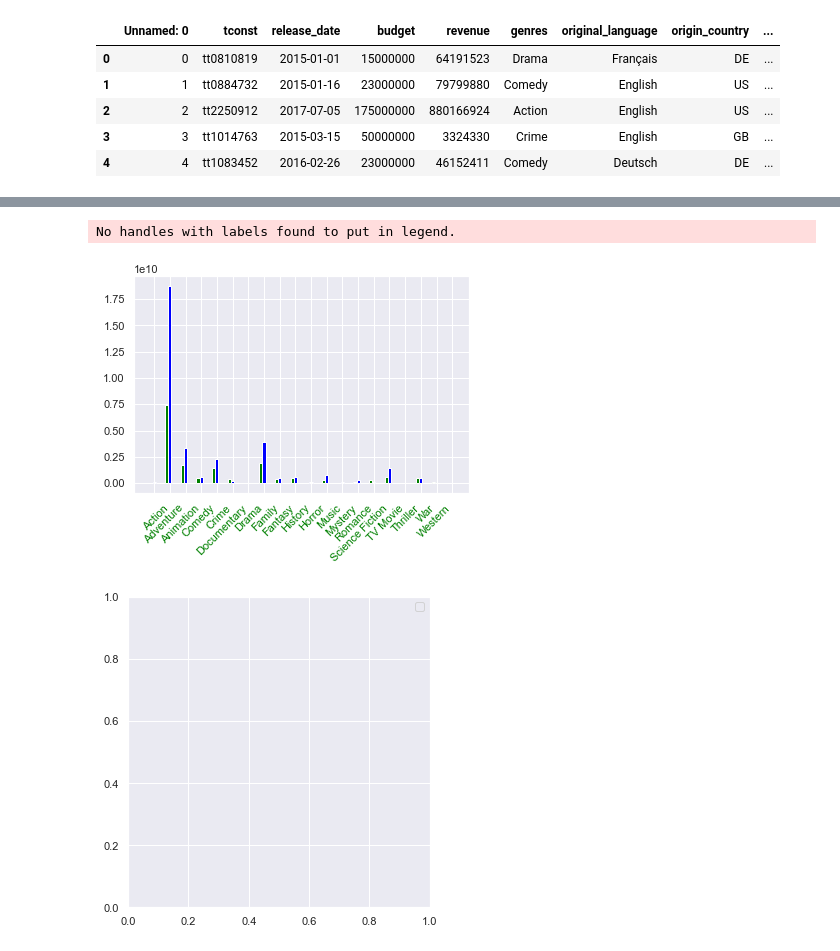
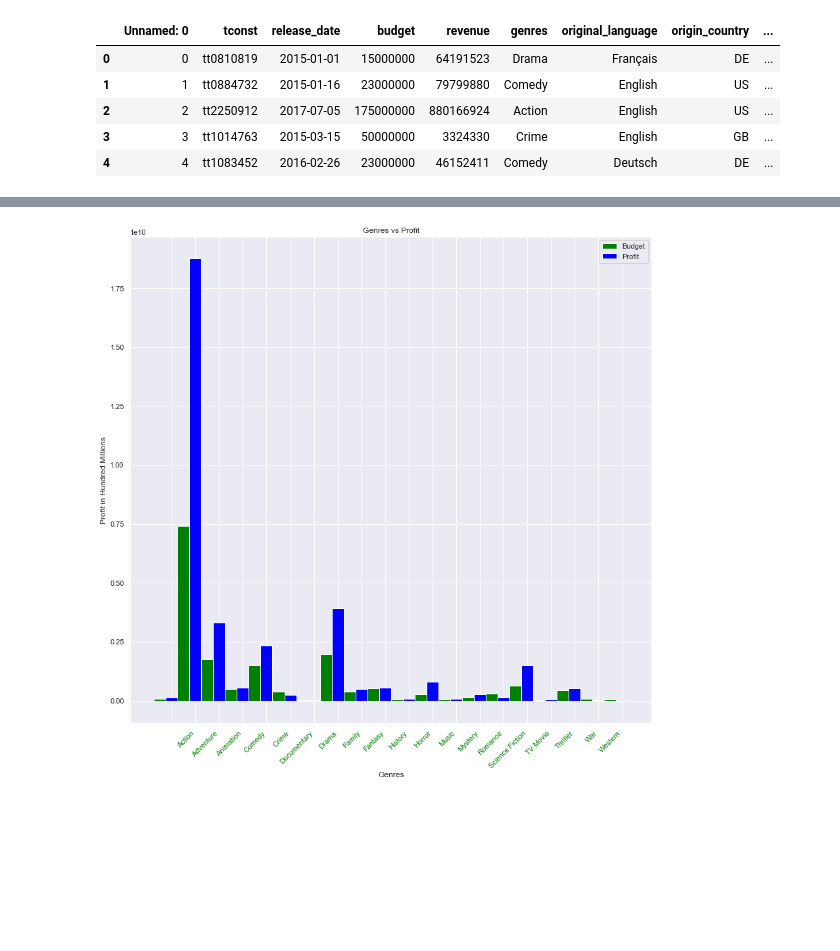
Before and after one commit to cassfolk/UCI-Project-1-Group-3, a Jupyter notebook: Data - database, pulling, and cleaning/movie_analysis_charts.ipynb, the cells around one changed output, grey strips where cells are left out. Drawn from its saved outputs; the diff is of its cells as text; code cells hidden in the pictures; blank space fills up the shorter version.

Commit message:
'Update the bar chart sizes'

```diff
--- a/Data - database, pulling, and cleaning/movie_analysis_charts.ipynb
+++ b/Data - database, pulling, and cleaning/movie_analysis_charts.ipynb
@@ -76,29 +28,27 @@ plt.show()
 # %%
-
-sns.set()
-
 
 sales_data = movie_temp_df1.groupby('genres')[['budget', 'Profit']].sum()
 
 index = np.arange(20)
-bar_width = 0.2
+bar_width = 0.5
 
-r1 = plt1.bar(index, sales_data['budget'],
-       bar_width, color = 'green', label = 'Budget')
 
-r2 = plt1.bar(index + bar_width, sales_data['Profit'],
-       bar_width, color = 'blue', label = 'Profit')
+plt1.figure( figsize=(12,12))
+
+r1 = plt1.bar(index, sales_data['budget'], bar_width, color = 'green', label = 'Budget')
+
+r2 = plt1.bar(index + bar_width, sales_data['Profit'],bar_width, color = 'blue', label = 'Profit')
 
 plt1.xticks(index + bar_width, sales_data.index,
       color = 'green',rotation = 45, horizontalalignment = 'right')
-
+plt1.title('Genres vs Profit')
+plt1.xlabel('Genres')
+plt1.ylabel('Profit in Hundred Millions')
 plt1.legend()
 plt1.tight_layout()
 plt1.show()
 
 # End -Stop  ABrar 10/26/2020 -
 # %% [output]
-No handles with labels found to put in legend.
-[figure, old version]
+[figure, new version]
-[figure, removed]
 # %%
```
Also changed, not shown: parts of 4 cells of this notebook.
